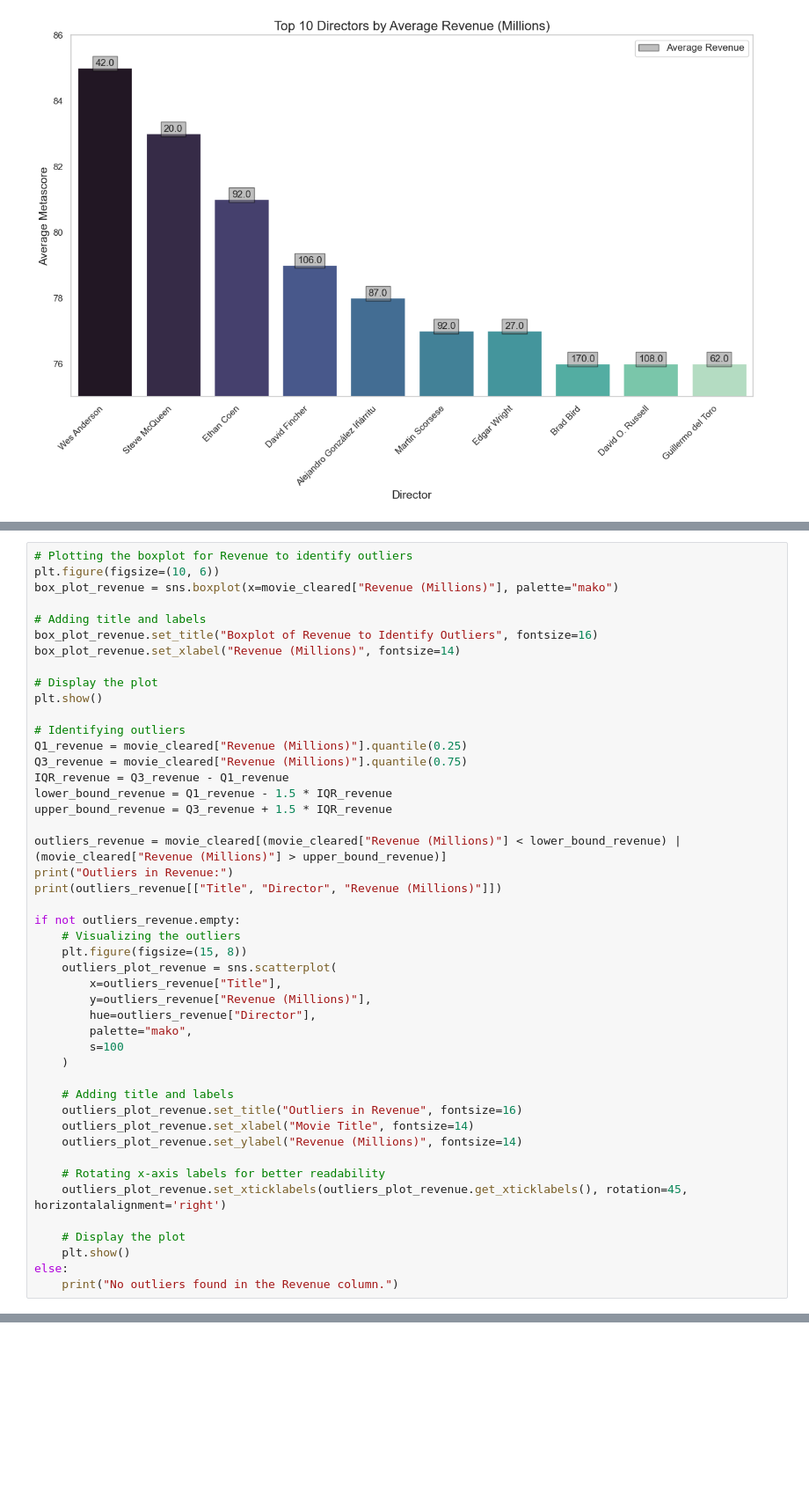
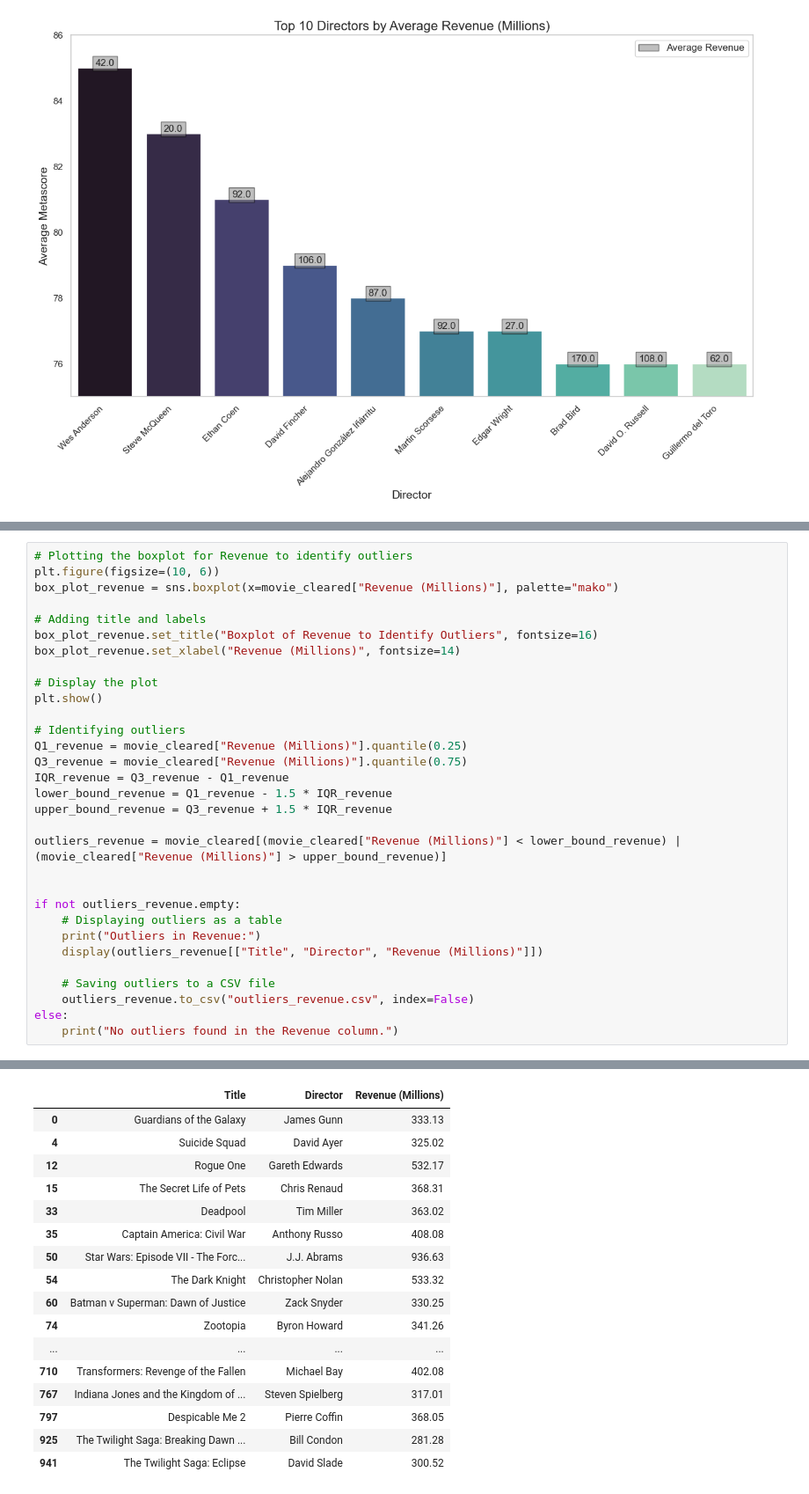
Before and after one commit to AN-Datasurfer/project_IMDb_Movies_data_analysis, a Jupyter notebook: main_analysis.ipynb, the cells around one changed output, grey strips where cells are left out. Shown at 88% size. Drawn from its saved outputs; the diff is of its cells as text; blank space fills up the shorter version.

```diff
--- a/main_analysis.ipynb
+++ b/main_analysis.ipynb
@@ -311,30 +318,15 @@ lower_bound_revenue = Q1_revenue - 1.5 * IQR_revenue
 upper_bound_revenue = Q3_revenue + 1.5 * IQR_revenue
 
 outliers_revenue = movie_cleared[(movie_cleared["Revenue (Millions)"] < lower_bound_revenue) | (movie_cleared["Revenue (Millions)"] > upper_bound_revenue)]
-print("Outliers in Revenue:")
-print(outliers_revenue[["Title", "Director", "Revenue (Millions)"]])
+
 
 if not outliers_revenue.empty:
-    # Visualizing the outliers
-    plt.figure(figsize=(15, 8))
-    outliers_plot_revenue = sns.scatterplot(
-        x=outliers_revenue["Title"],
-        y=outliers_revenue["Revenue (Millions)"],
-        hue=outliers_revenue["Director"],
-        palette="mako",
-        s=100
-    )
+    # Displaying outliers as a table
+    print("Outliers in Revenue:")
+    display(outliers_revenue[["Title", "Director", "Revenue (Millions)"]])
 
-    # Adding title and labels
-    outliers_plot_revenue.set_title("Outliers in Revenue", fontsize=16)
-    outliers_plot_revenue.set_xlabel("Movie Title", fontsize=14)
-    outliers_plot_revenue.set_ylabel("Revenue (Millions)", fontsize=14)
-
-    # Rotating x-axis labels for better readability
-    outliers_plot_revenue.set_xticklabels(outliers_plot_revenue.get_xticklabels(), rotation=45, horizontalalignment='right')
-
-    # Display the plot
-    plt.show()
+    # Saving outliers to a CSV file
+    outliers_revenue.to_csv("outliers_revenue.csv", index=False)
 else:
     print("No outliers found in the Revenue column.")
 # %% [output]
@@ -359,0 +335,17 @@ Outliers in Revenue:
+|  | Title | Director | Revenue (Millions) |
+| 0 | Guardians of the Galaxy | James Gunn | 333.13 |
+| 4 | Suicide Squad | David Ayer | 325.02 |
+| 12 | Rogue One | Gareth Edwards | 532.17 |
+| 15 | The Secret Life of Pets | Chris Renaud | 368.31 |
+| 33 | Deadpool | Tim Miller | 363.02 |
+| 35 | Captain America: Civil War | Anthony Russo | 408.08 |
+| 50 | Star Wars: Episode VII - The Forc... | J.J. Abrams | 936.63 |
+| 54 | The Dark Knight | Christopher Nolan | 533.32 |
+| 60 | Batman v Superman: Dawn of Justice | Zack Snyder | 330.25 |
+| 74 | Zootopia | Byron Howard | 341.26 |
+| ... | ... | ... | ... |
+| 710 | Transformers: Revenge of the Fallen | Michael Bay | 402.08 |
+| 767 | Indiana Jones and the Kingdom of ... | Steven Spielberg | 317.01 |
+| 797 | Despicable Me 2 | Pierre Coffin | 368.05 |
+| 925 | The Twilight Saga: Breaking Dawn ... | Bill Condon | 281.28 |
+| 941 | The Twilight Saga: Eclipse | David Slade | 300.52 |
```
Also changed, not shown: parts of 5 cells of this notebook, 1 other file.
